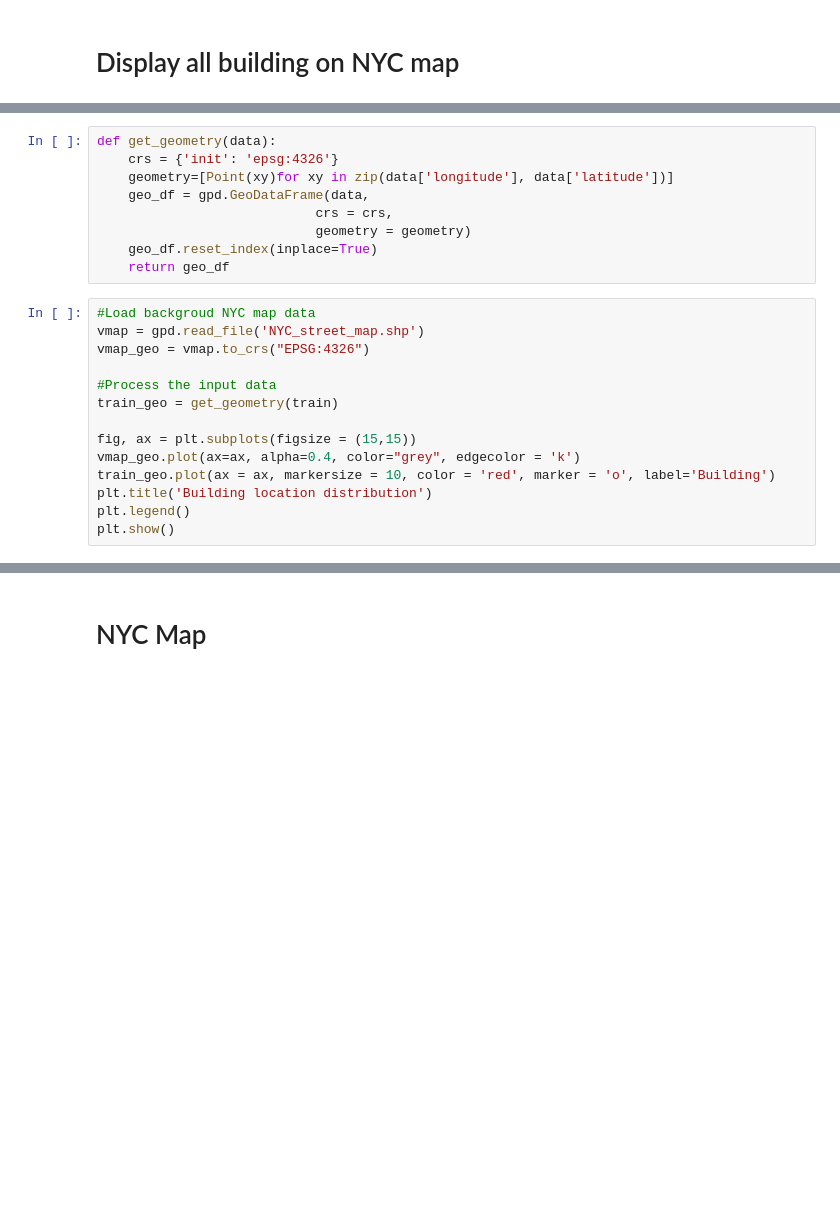
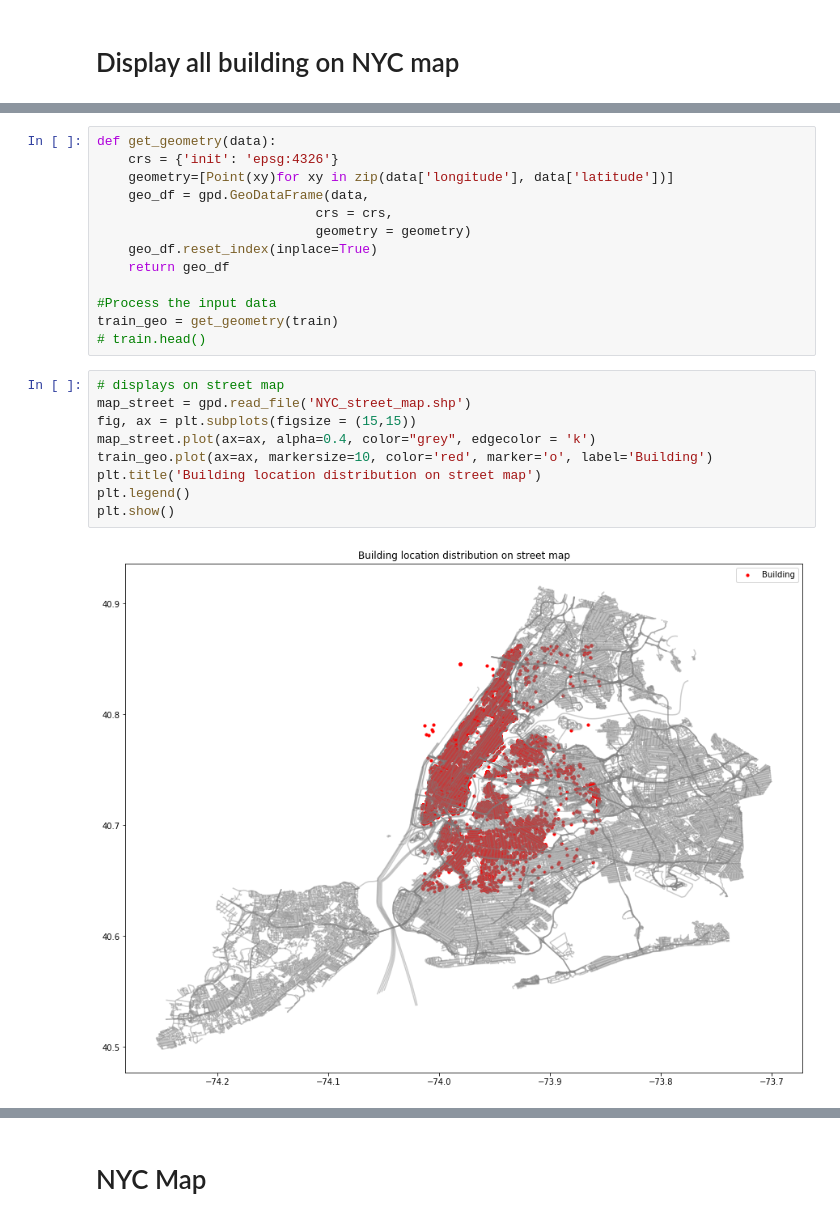
Before and after one commit to yifanliu98/two-sigma-connect-rental-listin-inquiries, a Jupyter notebook: logistic_regression.ipynb, the cells around one changed output, grey strips where cells are left out. Drawn from its saved outputs; the diff is of its cells as text; blank space fills up the shorter version.

```diff
--- a/logistic_regression.ipynb
+++ b/logistic_regression.ipynb
@@ -140,18 +138,19 @@ def get_geometry(data):
                             geometry = geometry)
     geo_df.reset_index(inplace=True)
     return geo_df
+
+#Process the input data
+train_geo = get_geometry(train)
+# train.head()
 # %%
-#Load backgroud NYC map data
-vmap = gpd.read_file('NYC_street_map.shp')
-vmap_geo = vmap.to_crs("EPSG:4326")
-
-#Process the input data
-train_geo = get_geometry(train)
-
+# displays on street map
+map_street = gpd.read_file('NYC_street_map.shp')
 fig, ax = plt.subplots(figsize = (15,15))
-vmap_geo.plot(ax=ax, alpha=0.4, color="grey", edgecolor = 'k')
-train_geo.plot(ax = ax, markersize = 10, color = 'red', marker = 'o', label='Building')
-plt.title('Building location distribution')
+map_street.plot(ax=ax, alpha=0.4, color="grey", edgecolor = 'k')
+train_geo.plot(ax=ax, markersize=10, color='red', marker='o', label='Building')
+plt.title('Building location distribution on street map')
 plt.legend()
 plt.show()
+# %% [output]
+[figure, added]
 # %%
```
Also changed, not shown: parts of 4 cells of this notebook.
